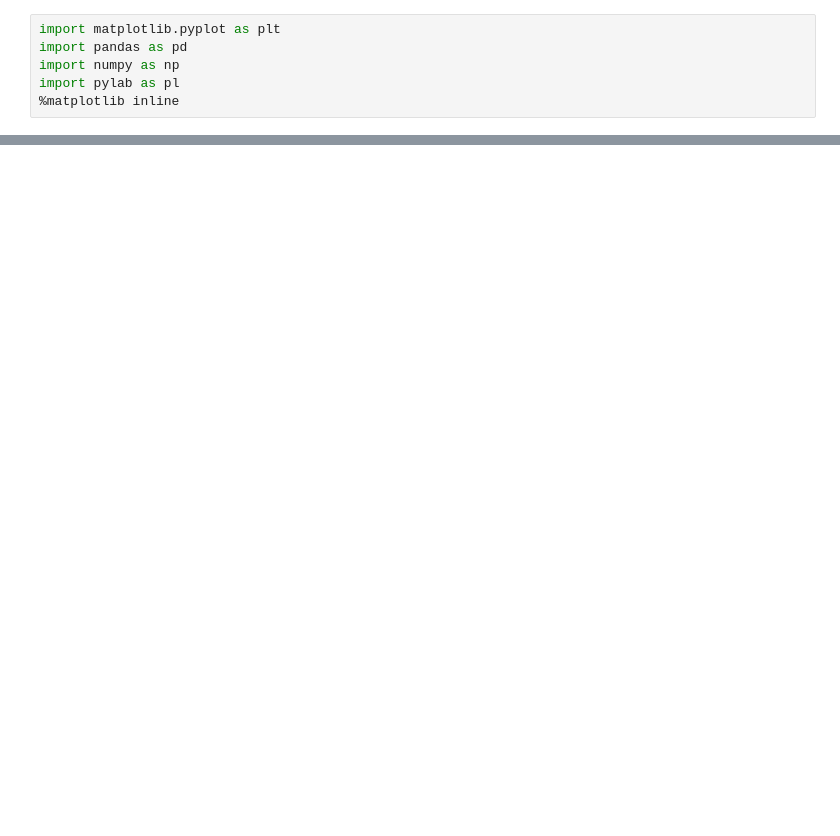
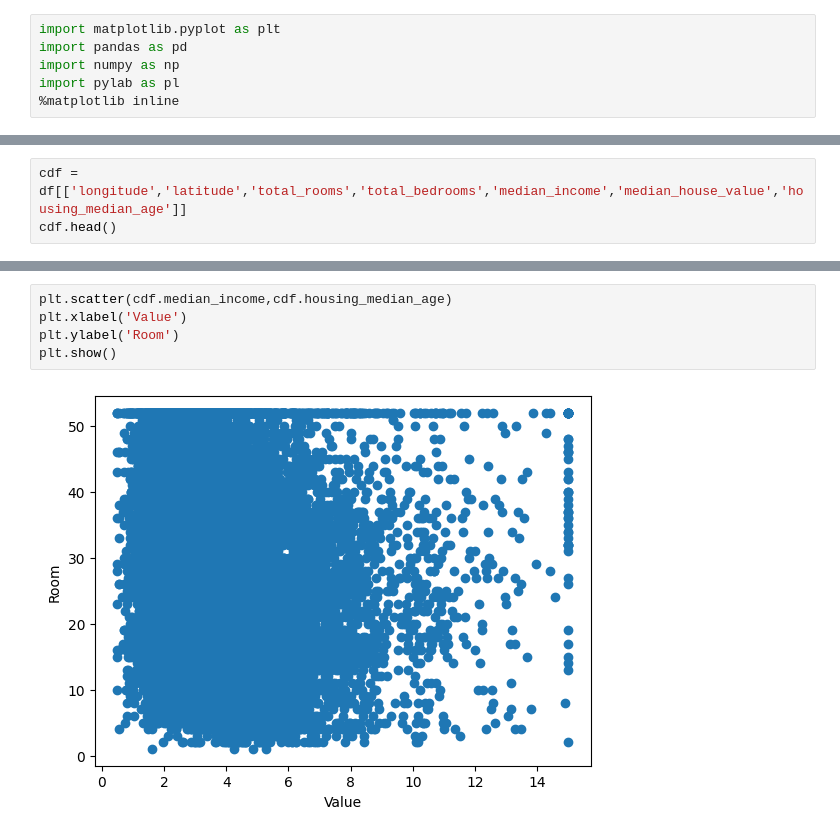
Before and after one commit to AliShamriz/Practices, a Jupyter notebook: Linear Regression.ipynb, the cells around one changed output, grey strips where cells are left out. Drawn from its saved outputs; the diff is of its cells as text; blank space fills up the shorter version.

```diff
--- a/Linear Regression.ipynb
+++ b/Linear Regression.ipynb
@@ -21,0 +38,3 @@ df.head(10)
+# %%
+cdf = df[['longitude','latitude','total_rooms','total_bedrooms','median_income','median_house_value','housing_median_age']]
+cdf.head()
@@ -21,0 +48,7 @@ df.head(10)
+# %%
+plt.scatter(cdf.median_income,cdf.housing_median_age)
+plt.xlabel('Value')
+plt.ylabel('Room')
+plt.show()
+# %% [output]
+[figure, added]
```
Also changed, not shown: parts of 3 cells of this notebook, 2 other files.
